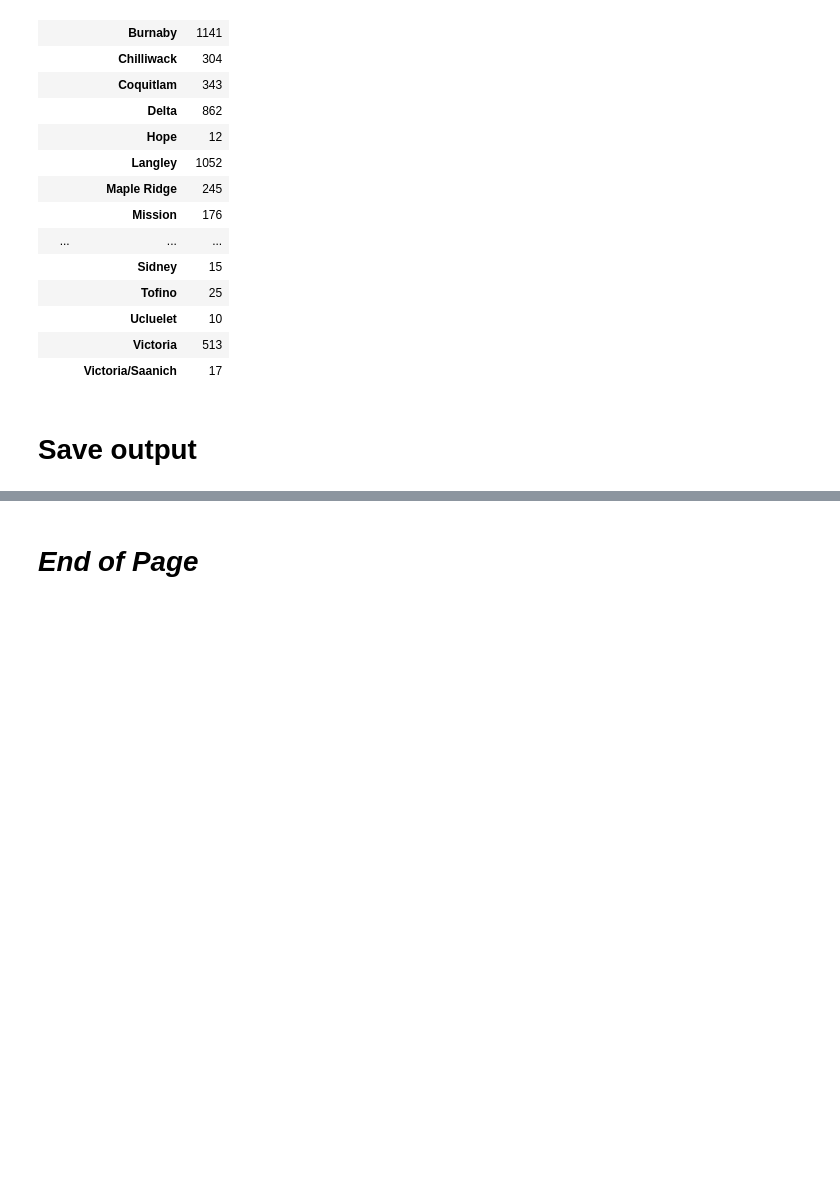
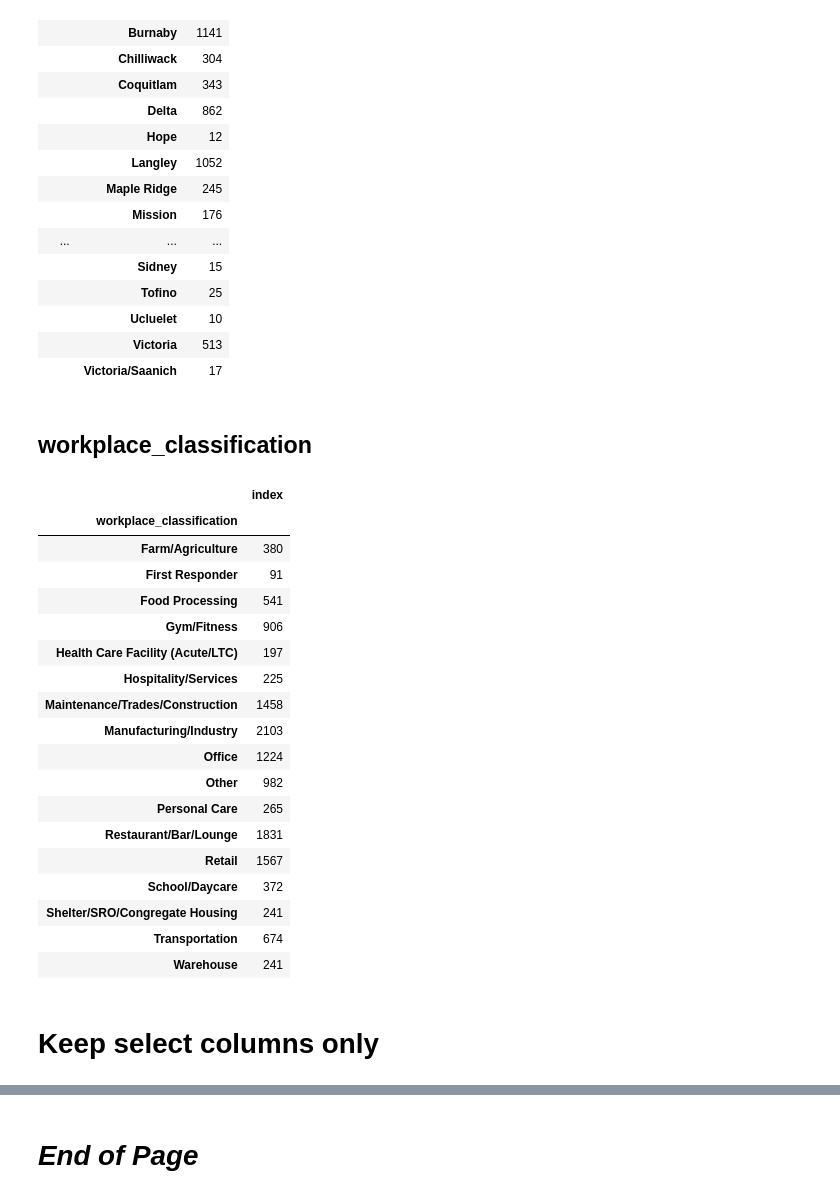
Before and after one commit to silvhua/BC-Covid-workplace-closures, a Jupyter notebook: notebooks/2023-07-23 EDA.ipynb, the cells around one changed output, grey strips where cells are left out. Cells and saved outputs as stored; diff of their text form; code cells hidden in the pictures; blank space fills up the shorter version.

```diff
--- a/notebooks/2023-07-23 EDA.ipynb
+++ b/notebooks/2023-07-23 EDA.ipynb
@@ -332,5 +423,29 @@ df.groupby([ 'HA', 'city']).agg({'index': 'count'})
 |  | Ucluelet | 10 |
 |  | Victoria | 513 |
 |  | Victoria/Saanich | 17 |
-# %% [markdown]
-# Save output
+# %% [markdown]
+## workplace_classification
+# %%
+df.groupby(['workplace_classification']).agg({'index': 'count'})
+# %% [output]
+|  | index |
+| workplace_classification |  |
+| Farm/Agriculture | 380 |
+| First Responder | 91 |
+| Food Processing | 541 |
+| Gym/Fitness | 906 |
+| Health Care Facility (Acute/LTC) | 197 |
+| Hospitality/Services | 225 |
+| Maintenance/Trades/Construction | 1458 |
+| Manufacturing/Industry | 2103 |
+| Office | 1224 |
+| Other | 982 |
+| Personal Care | 265 |
+| Restaurant/Bar/Lounge | 1831 |
+| Retail | 1567 |
+| School/Daycare | 372 |
+| Shelter/SRO/Congregate Housing | 241 |
+| Transportation | 674 |
+| Warehouse | 241 |
+# %% [markdown]
+# Keep select columns only
```
Also changed, not shown: parts of 15 cells of this notebook, 3 other files.
